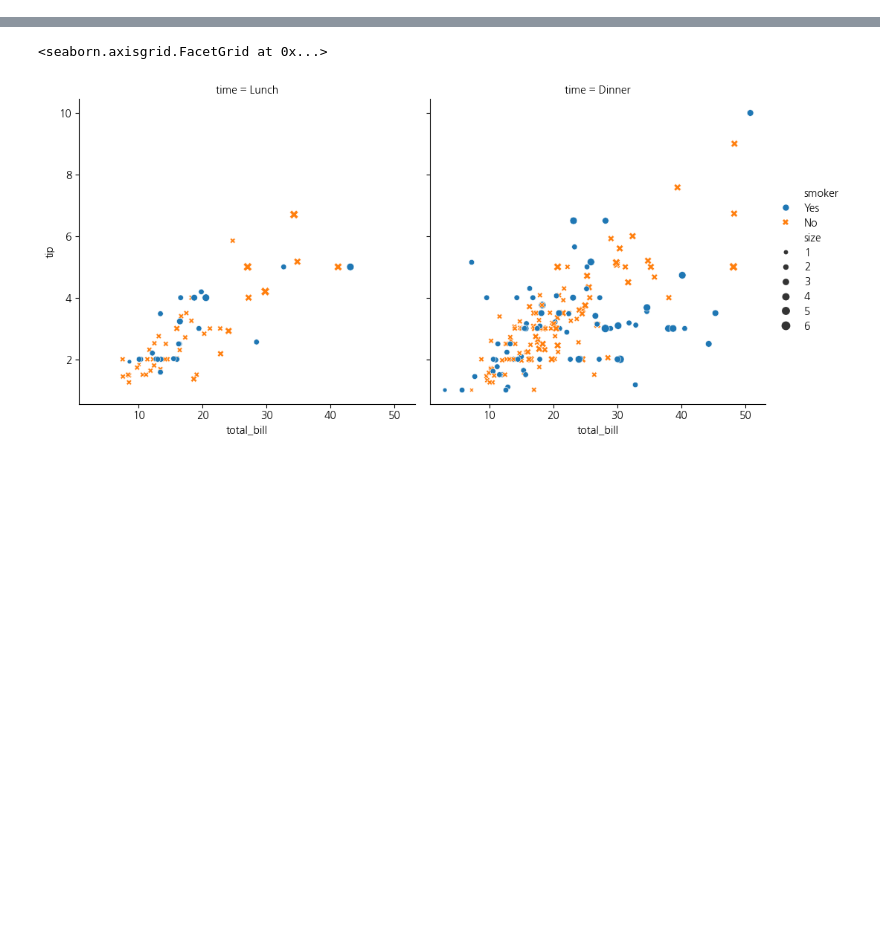
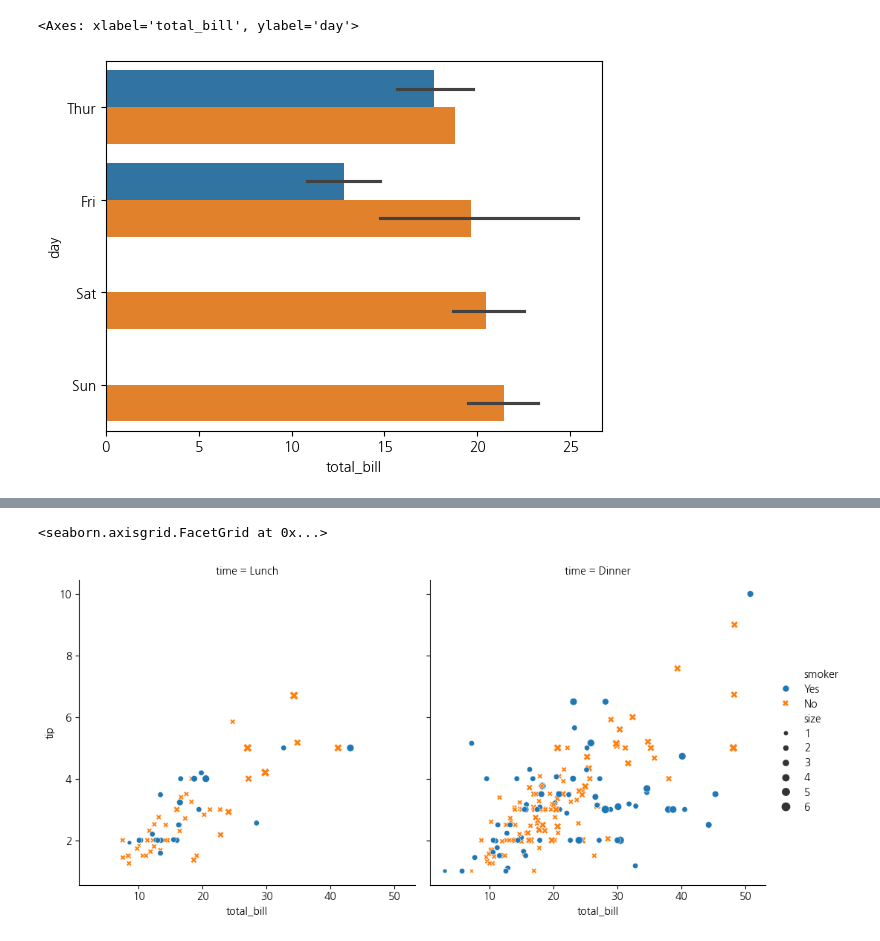
Before and after one commit to Song-Juntae/tutorials, a Jupyter notebook: 시각화/seaborn.ipynb, the cells around one changed output, grey strips where cells are left out. Drawn from its saved outputs; the diff is of its cells as text; code cells hidden in the pictures; blank space fills up the shorter version.

```diff
--- a/시각화/seaborn.ipynb
+++ b/시각화/seaborn.ipynb
@@ -17,0 +57,11 @@ import seaborn as sns
+# %%
+sns.barplot(
+    data=tips,
+    x = 'total_bill',
+    y = 'day',
+    hue='time',
+    legend=False
+)
+# %% [output]
+<Axes: xlabel='total_bill', ylabel='day'>
+[figure, added]
```
Also changed, not shown: parts of 5 cells of this notebook, 1 other file.
